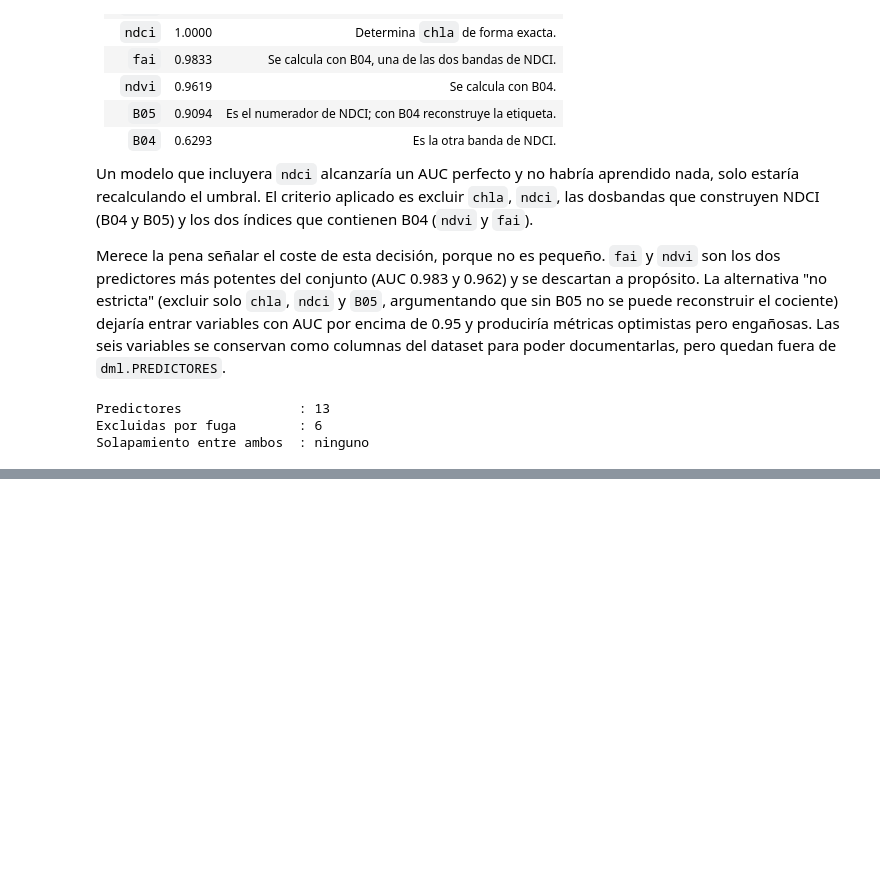
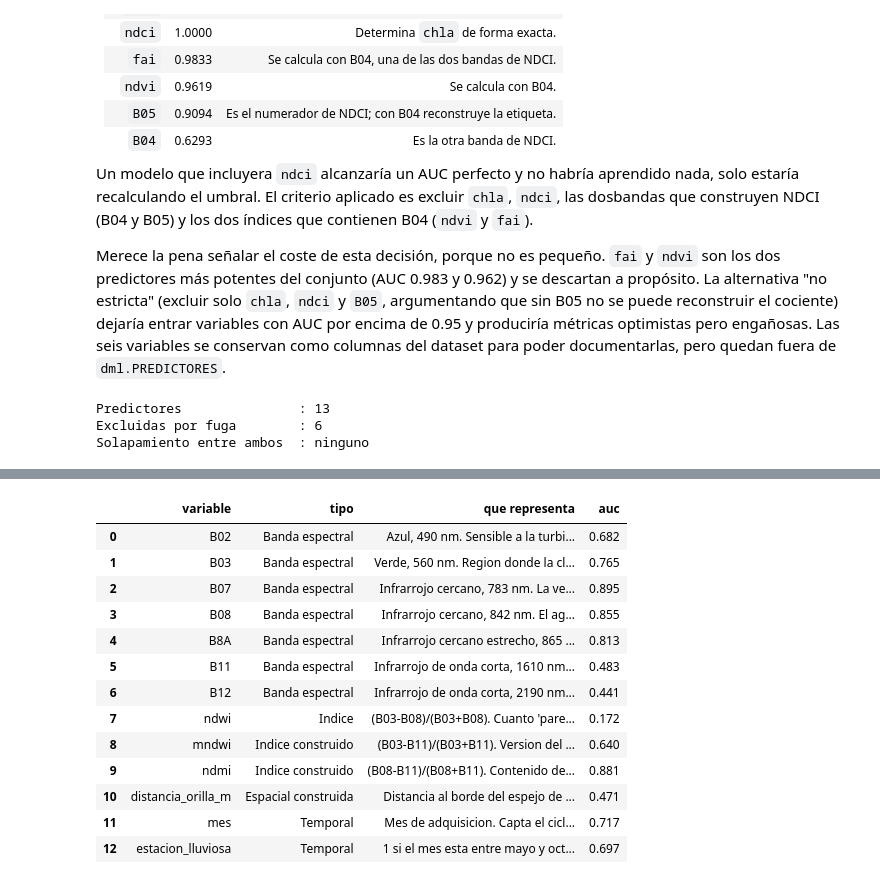
Before and after one commit to Tunchxz/CC3084-Laboratorio-4, a Jupyter notebook: notebooks/03_preparacion_dataset_ml.ipynb, the cells around one changed output, grey strips where cells are left out. Cells and saved outputs as stored; diff of their text form; code cells hidden in the pictures; blank space fills up the shorter version.

Commit message:
feat(notebooks): selection and construction of predictor variables (ex. 3)

```diff
--- a/notebooks/03_preparacion_dataset_ml.ipynb
+++ b/notebooks/03_preparacion_dataset_ml.ipynb
@@ -666,0 +675,44 @@ Solapamiento entre ambos  : ninguno
+# %%
+descripcion = {
+    "B02": ("Banda espectral", "Azul, 490 nm. Sensible a la turbidez y a la dispersion del agua."),
+    "B03": ("Banda espectral", "Verde, 560 nm. Region donde la clorofila refleja mas."),
+    "B07": ("Banda espectral", "Infrarrojo cercano, 783 nm. La vegetacion acuatica lo refleja intensamente."),
+    "B08": ("Banda espectral", "Infrarrojo cercano, 842 nm. El agua limpia lo absorbe casi por completo."),
+    "B8A": ("Banda espectral", "Infrarrojo cercano estrecho, 865 nm. Confirma la senal de B08."),
+    "B11": ("Banda espectral", "Infrarrojo de onda corta, 1610 nm. Sensible a la humedad y a la materia flotante."),
+    "B12": ("Banda espectral", "Infrarrojo de onda corta, 2190 nm. Distingue agua de suelo y material seco."),
+    "ndwi": ("Indice", "(B03-B08)/(B03+B08). Cuanto 'parece agua' el pixel; baja cuando hay floracion."),
+    "mndwi": ("Indice construido", "(B03-B11)/(B03+B11). Version del NDWI con SWIR, menos sensible al suelo."),
+    "ndmi": ("Indice construido", "(B08-B11)/(B08+B11). Contenido de humedad; separa agua de vegetacion flotante."),
+    "distancia_orilla_m": ("Espacial construida", "Distancia al borde del espejo de agua. Proxy de profundidad y de cercania a los aportes de la cuenca."),
+    "mes": ("Temporal", "Mes de adquisicion. Capta el ciclo anual encontrado en la Parte 1."),
+    "estacion_lluviosa": ("Temporal", "1 si el mes esta entre mayo y octubre. Separa las dos estaciones de Guatemala."),
+}
+
+tabla_predictores = pd.DataFrame(
+    [
+        {
+            "variable": v,
+            "tipo": descripcion[v][0],
+            "que representa": descripcion[v][1],
+            "auc": round(roc_auc_score(amatitlan["y_alta"], amatitlan[v]), 3),
+        }
+        for v in dml.PREDICTORES
+    ]
+)
+tabla_predictores
+# %% [output]
+|  | variable | tipo | que representa | auc |
+| 0 | B02 | Banda espectral | Azul, 490 nm. Sensible a la turbi... | 0.682 |
+| 1 | B03 | Banda espectral | Verde, 560 nm. Region donde la cl... | 0.765 |
+| 2 | B07 | Banda espectral | Infrarrojo cercano, 783 nm. La ve... | 0.895 |
+| 3 | B08 | Banda espectral | Infrarrojo cercano, 842 nm. El ag... | 0.855 |
+| 4 | B8A | Banda espectral | Infrarrojo cercano estrecho, 865 ... | 0.813 |
+| 5 | B11 | Banda espectral | Infrarrojo de onda corta, 1610 nm... | 0.483 |
+| 6 | B12 | Banda espectral | Infrarrojo de onda corta, 2190 nm... | 0.441 |
+| 7 | ndwi | Indice | (B03-B08)/(B03+B08). Cuanto 'pare... | 0.172 |
+| 8 | mndwi | Indice construido | (B03-B11)/(B03+B11). Version del ... | 0.640 |
+| 9 | ndmi | Indice construido | (B08-B11)/(B08+B11). Contenido de... | 0.881 |
+| 10 | distancia_orilla_m | Espacial construida | Distancia al borde del espejo de ... | 0.471 |
+| 11 | mes | Temporal | Mes de adquisicion. Capta el cicl... | 0.717 |
+| 12 | estacion_lluviosa | Temporal | 1 si el mes esta entre mayo y oct... | 0.697 |
```
Also changed, not shown: parts of 7 cells of this notebook.
